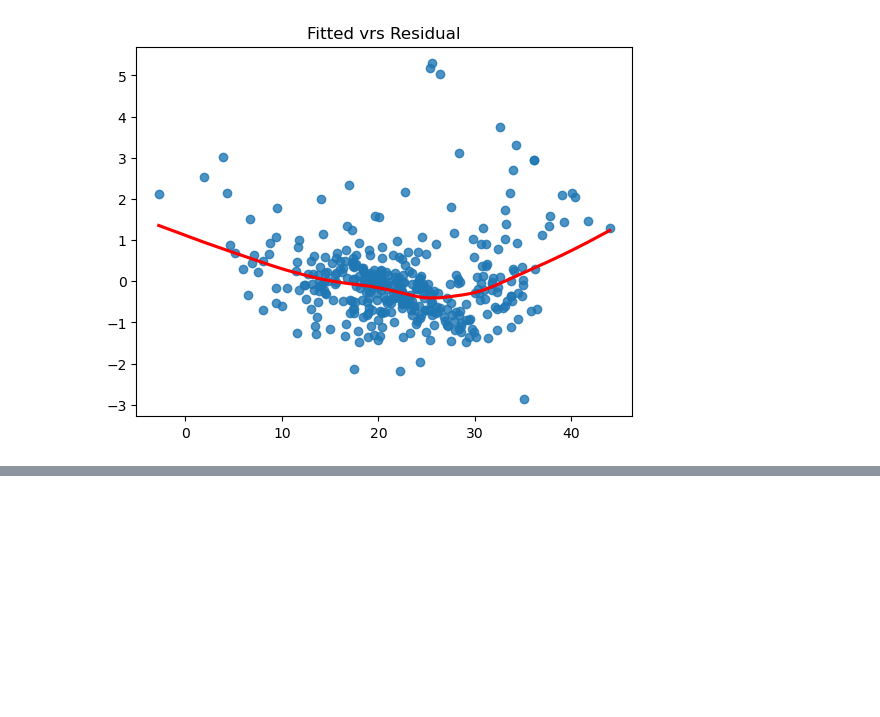
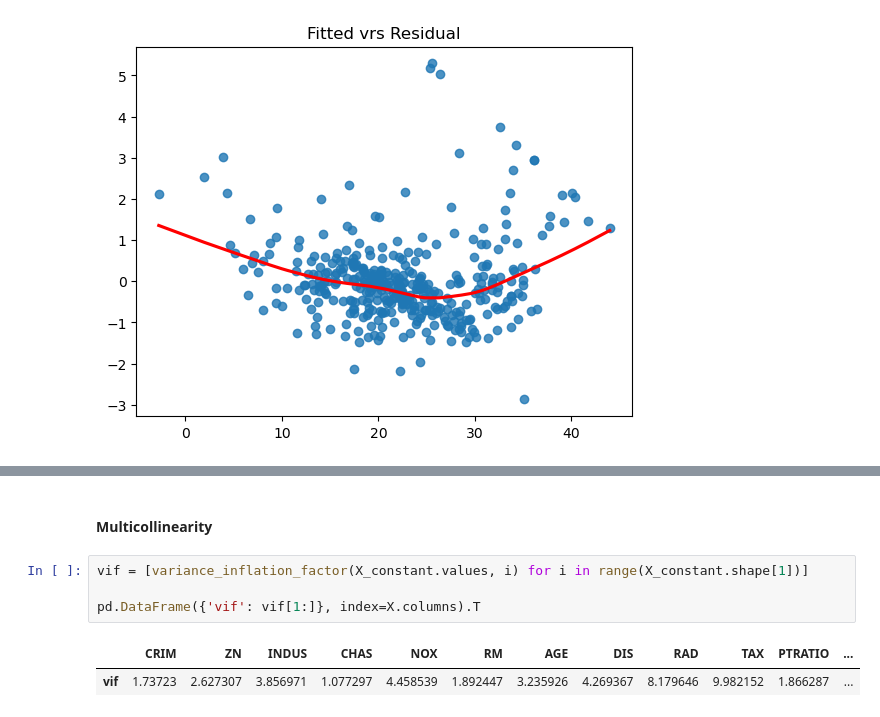
Before and after one commit to armandolezama/boston-houses-data-analysis, a Jupyter notebook: sandbox.ipynb, the cells around one changed output, grey strips where cells are left out. Drawn from its saved outputs; the diff is of its cells as text; blank space fills up the shorter version.

```diff
--- a/sandbox.ipynb
+++ b/sandbox.ipynb
@@ -288,0 +317,9 @@ Text(0.5, 1.0, 'Fitted vrs Residual')
+# %% [markdown]
+#### Multicollinearity
+# %%
+vif = [variance_inflation_factor(X_constant.values, i) for i in range(X_constant.shape[1])]
+
+pd.DataFrame({'vif': vif[1:]}, index=X.columns).T
+# %% [output]
+|  | CRIM | ZN | INDUS | CHAS | NOX | RM | AGE | DIS | RAD | TAX | PTRATIO | ... |
+| vif | 1.73723 | 2.627307 | 3.856971 | 1.077297 | 4.458539 | 1.892447 | 3.235926 | 4.269367 | 8.179646 | 9.982152 | 1.866287 | ... |
```
Also changed, not shown: parts of 4 cells of this notebook.
